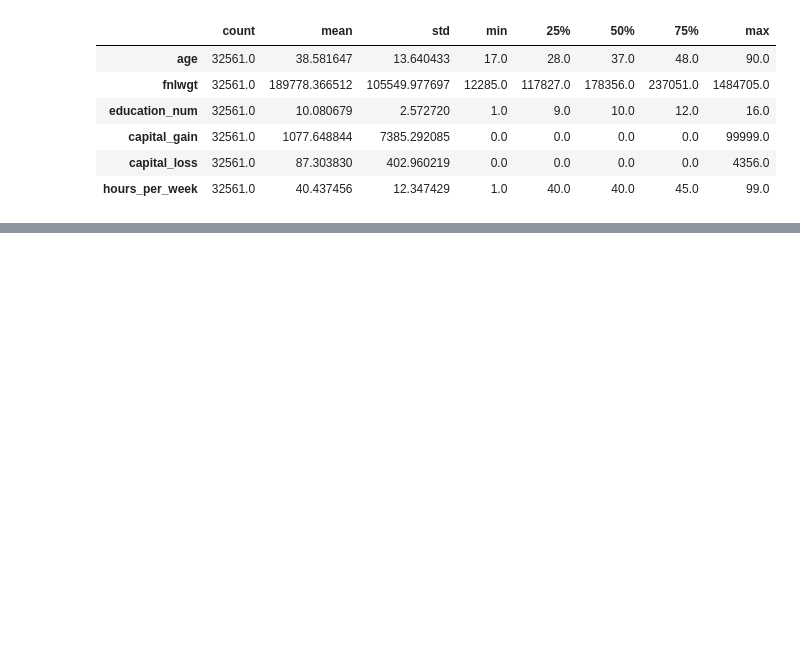
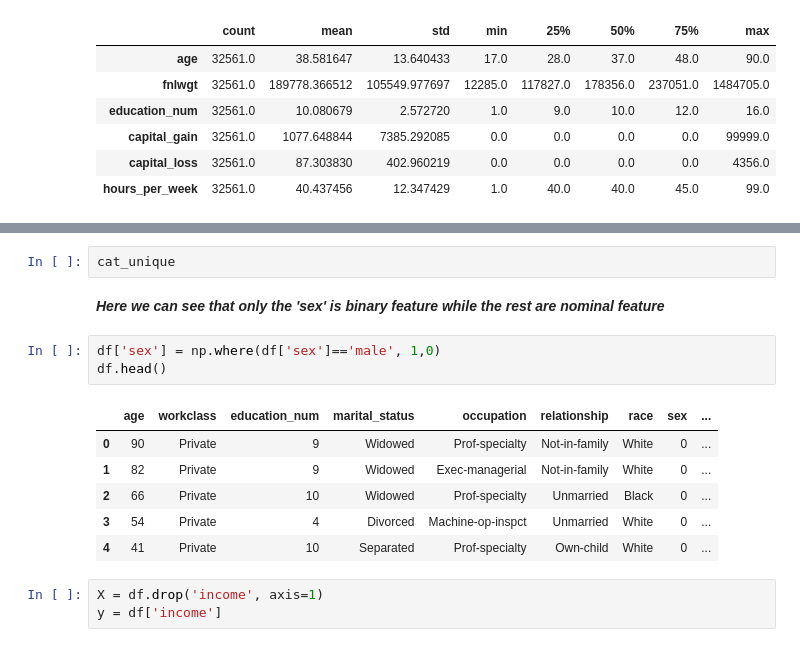
Before and after one commit to wiznikvibe/mlpractical, a Jupyter notebook: classification_models.ipynb, the cells around one changed output, grey strips where cells are left out. Saved outputs shown, nothing was run; the diff lists cells and outputs as text; blank space fills up the shorter version.

```diff
--- a/classification_models.ipynb
+++ b/classification_models.ipynb
@@ -202,0 +229,17 @@ plt.show()
+# %%
+cat_unique
+# %% [markdown]
+***Here we can see that only the 'sex' is binary feature while the rest are nominal feature***
+# %%
+df['sex'] = np.where(df['sex']=='male', 1,0)
+df.head()
+# %% [output]
+|  | age | workclass | education_num | marital_status | occupation | relationship | race | sex | ... |
+| 0 | 90 | Private | 9 | Widowed | Prof-specialty | Not-in-family | White | 0 | ... |
+| 1 | 82 | Private | 9 | Widowed | Exec-managerial | Not-in-family | White | 0 | ... |
+| 2 | 66 | Private | 10 | Widowed | Prof-specialty | Unmarried | Black | 0 | ... |
+| 3 | 54 | Private | 4 | Divorced | Machine-op-inspct | Unmarried | White | 0 | ... |
+| 4 | 41 | Private | 10 | Separated | Prof-specialty | Own-child | White | 0 | ... |
+# %%
+X = df.drop('income', axis=1)
+y = df['income']
```
Also changed, not shown: parts of 53 cells of this notebook.
